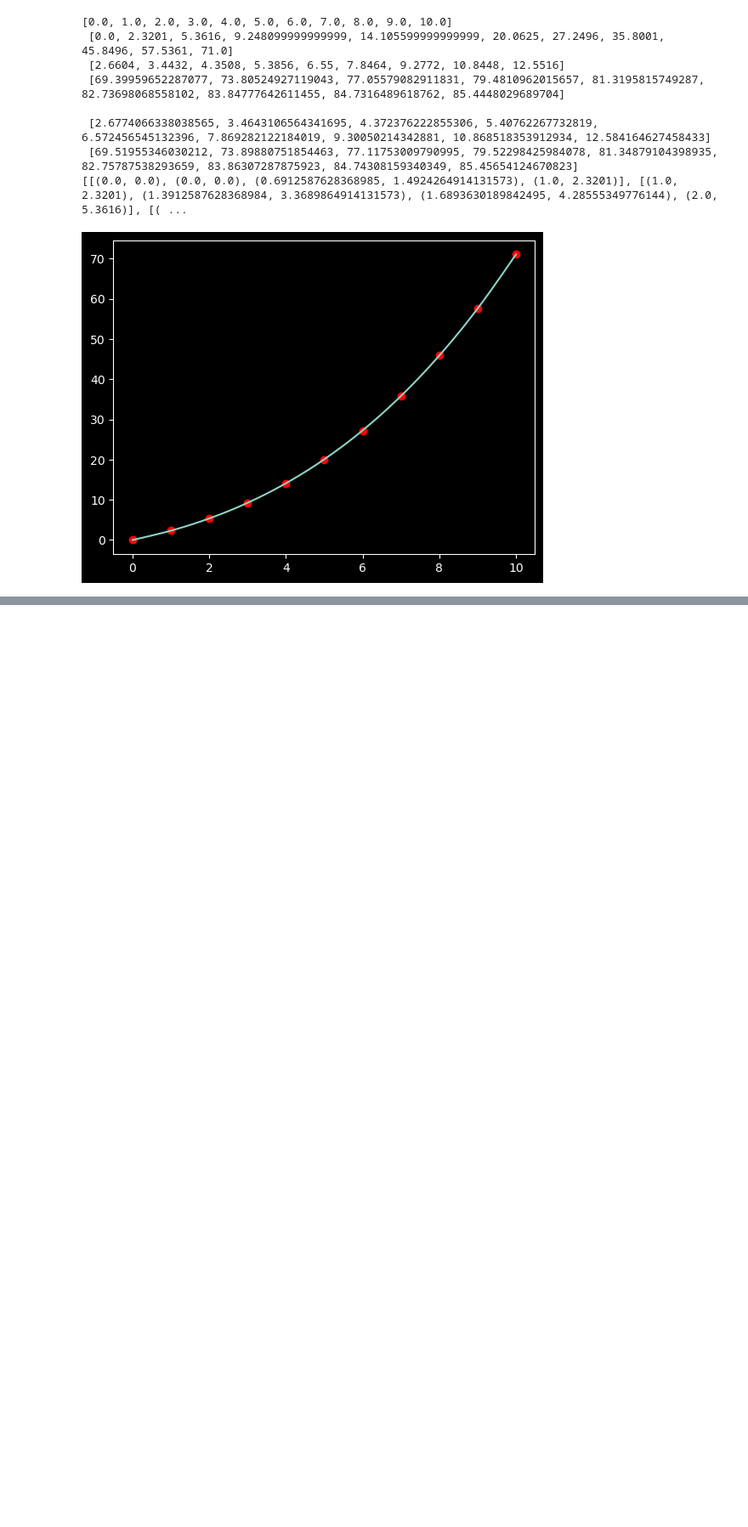
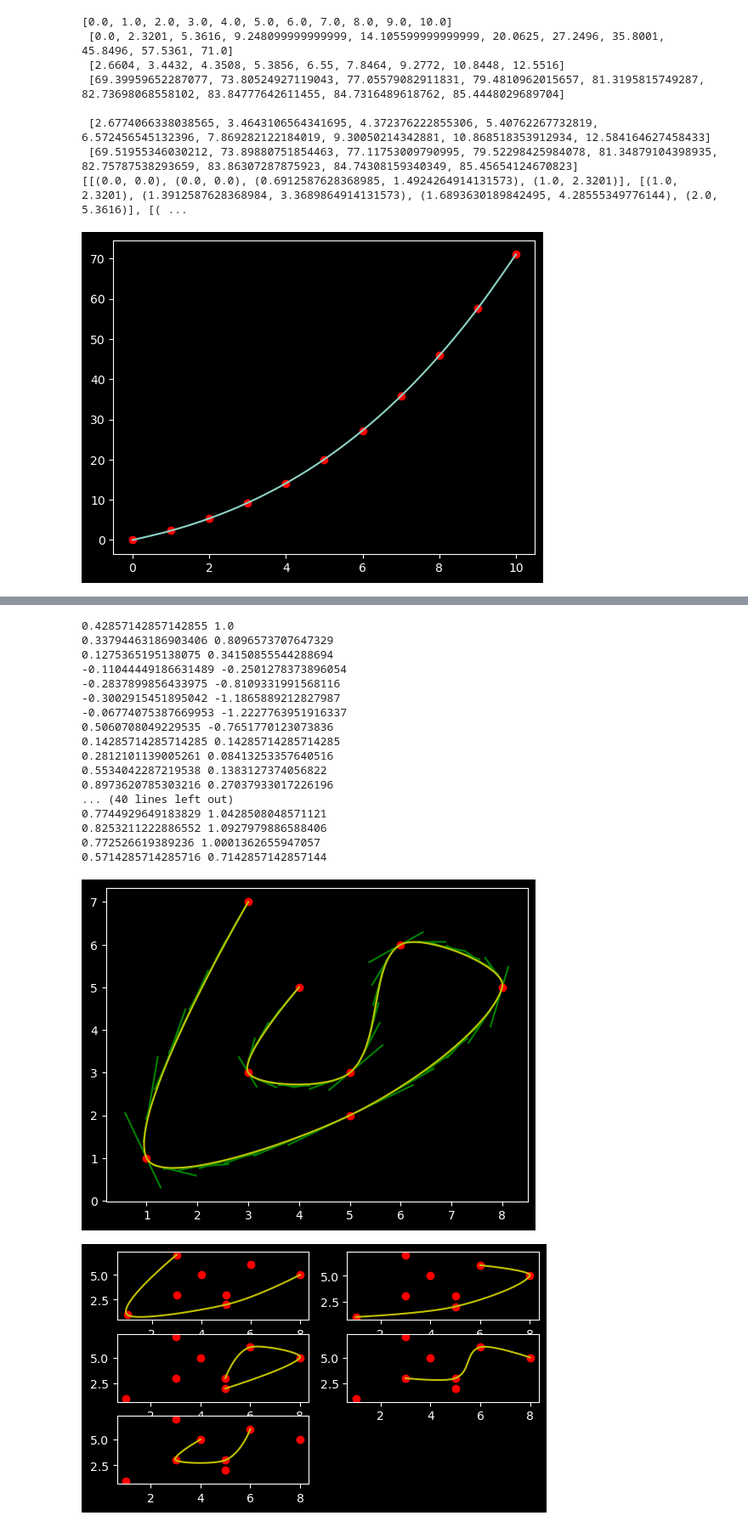
Before and after one commit to HardingPan/BezierPIV, a Jupyter notebook: bezier.ipynb, the cells around one changed output, grey strips where cells are left out. Shown at 85% size. Cells and saved outputs as stored; diff of their text form; code cells hidden in the pictures; blank space fills up the shorter version.

```diff
--- a/bezier.ipynb
+++ b/bezier.ipynb
@@ -224,3 +238,15 @@ print(c)
  [69.51955346030212, 73.89880751854463, 77.11753009790995, 79.52298425984078, 81.34879104398935, 82.75787538293659, 83.86307287875923, 84.74308159340349, 85.45654124670823]
 [[(0.0, 0.0), (0.0, 0.0), (0.6912587628368985, 1.4924264914131573), (1.0, 2.3201)], [(1.0, 2.3201), (1.3912587628368984, 3.3689864914131573), (1.6893630189842495, 4.28555349776144), (2.0, 5.3616)], [( ...
 [figure]
+# %%
+"""
+随机点, 多控制点与少控制点精度区别
+"""
+# 随机点设置
+x_2 = np.array([3, 1, 5, 8, 6, 5, 3, 4])
+y_2 = np.array([7, 1, 2, 5, 6, 3, 3, 5])
+
+x_2_curve, y_2_curve, c_p_2 = smoothing_base_bezier(x_2, y_2, k=0.3)
+
+for i in range(len(c_p_2)):
+    print(c_p_2[i])
@@ -226,0 +261,50 @@ print(c)
+# %%
+# 找控制点和插值点的关系
+# i = 0
+# while i <= 7:
+#     c = bezier_k(c_p_2[1], i/7)
+#     print(c[0][0]*(1-i/7)+c[1][0]*i/7, c[0][1]*(1-i/7)+c[1][1]*i/7)
+#     i = i + 1
+
+
+for i in range(0, 7):
+    j = 0
+    while j <= 7:
+        c = bezier_k(c_p_2[i], j/7)
+        print(c[0][0]*((1-j)/7)+c[1][0]*j/7, c[0][1]*((1-j)/7)+c[1][1]*j/7)
+        x_temp = [c[0][0], c[1][0]]
+        y_temp = [c[0][1], c[1][1]]
+        plt.plot(x_temp, y_temp, color='g')
+        j = j + 1
+
+plt.plot(x_2, y_2, 'ro', color='r')
+plt.plot(x_2_curve, y_2_curve, color='y')
+plt.show()
+
+plt.figure()
+for i in range(3, len(x_2)):
+    plt.subplot(4, 2, i)
+    x_2_sample_curve, y_2_sample_curve, c_p_2_sample = smoothing_base_bezier(x_2[i-3:i+1], y_2[i-3:i+1], k=0.3)
+    plt.plot(x_2, y_2, 'ro', color='r')
+    plt.plot(x_2_sample_curve, y_2_sample_curve, color='y')
+plt.show()
+# %% [output]
+0.42857142857142855 1.0
+0.33794463186903406 0.8096573707647329
+0.1275365195138075 0.34150855544288694
+-0.11044449186631489 -0.2501278373896054
+-0.2837899856433975 -0.8109331991568116
+-0.3002915451895042 -1.1865889212827987
+-0.06774075387669953 -1.2227763951916337
+0.5060708049229535 -0.7651770123073836
+0.14285714285714285 0.14285714285714285
+0.2812101139005261 0.08413253357640516
+0.5534042287219538 0.1383127374056822
+0.8973620785303216 0.27037933017226196
+... (40 lines left out)
+0.7744929649183829 1.0428508048571121
+0.8253211222886552 1.0927979886588406
+0.772526619389236 1.0001362655947057
+0.5714285714285716 0.7142857142857144
+[figure, added]
+[figure, added]
```
Also changed, not shown: parts of 2 cells of this notebook, 1 other file.
